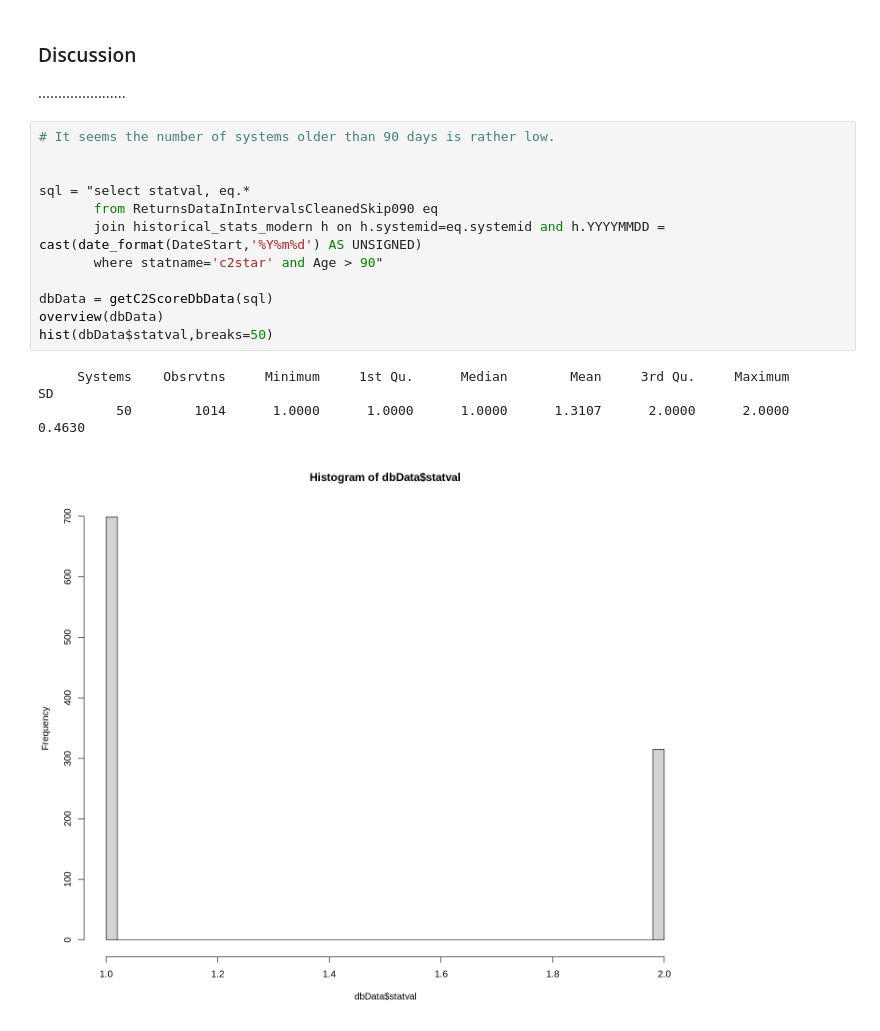
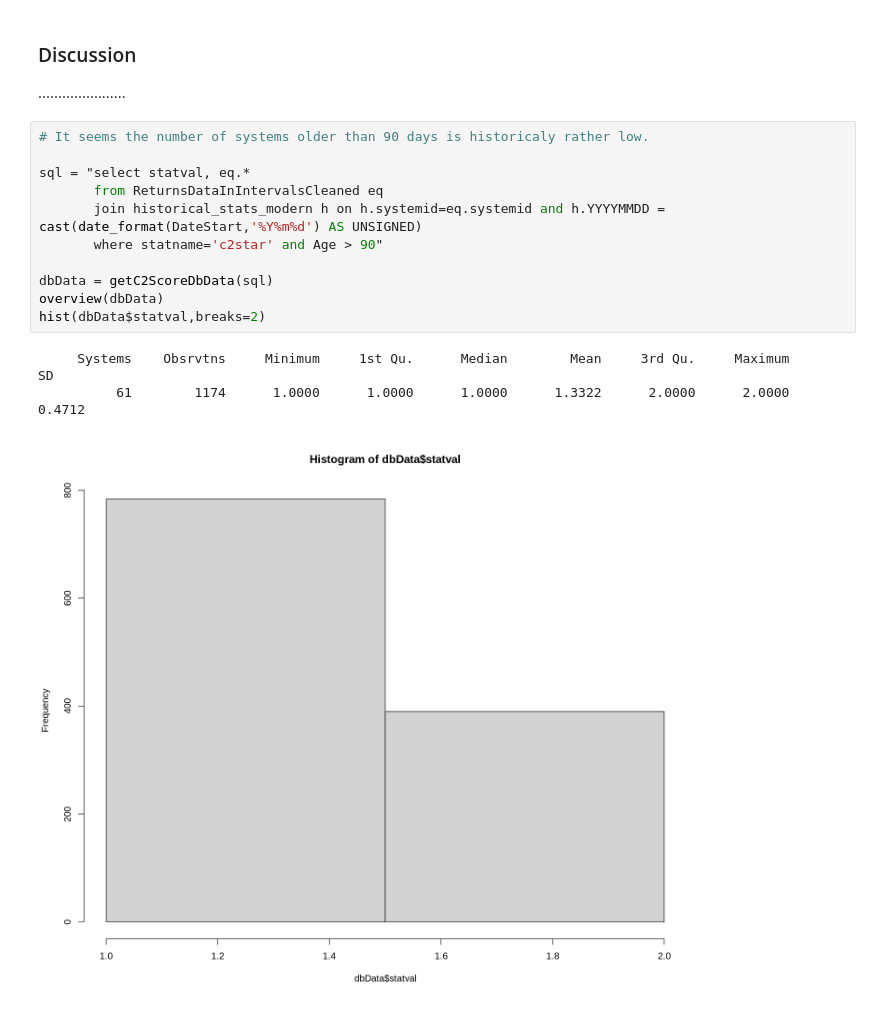
Before and after one commit to collective2/StrategyStats, a Jupyter notebook: Mtrc01_C2Star.ipynb, the cells around one changed output. Saved outputs shown, nothing was run; the diff lists cells and outputs as text.

```diff
--- a/Mtrc01_C2Star.ipynb
+++ b/Mtrc01_C2Star.ipynb
@@ -95,18 +95,17 @@ A data.table: 2 × 16
 
 ......................
 # %%
-# It seems the number of systems older than 90 days is rather low.
-
+# It seems the number of systems older than 90 days is historicaly rather low.
 
 sql = "select statval, eq.*
-       from ReturnsDataInIntervalsCleanedSkip090 eq
+       from ReturnsDataInIntervalsCleaned eq
        join historical_stats_modern h on h.systemid=eq.systemid and h.YYYYMMDD = cast(date_format(DateStart,'%Y%m%d') AS UNSIGNED)
        where statname='c2star' and Age > 90"
 
 dbData = getC2ScoreDbData(sql)
 overview(dbData)
-hist(dbData$statval,breaks=50)
+hist(dbData$statval,breaks=2)
 # %% [output]
      Systems    Obsrvtns     Minimum     1st Qu.      Median        Mean     3rd Qu.     Maximum          SD
-          50        1014      1.0000      1.0000      1.0000      1.3107      2.0000      2.0000      0.4630
+          61        1174      1.0000      1.0000      1.0000      1.3322      2.0000      2.0000      0.4712
-[figure, old version]
+[figure, new version]
```
Also changed, not shown: parts of 8 cells of this notebook, 2 other files.
